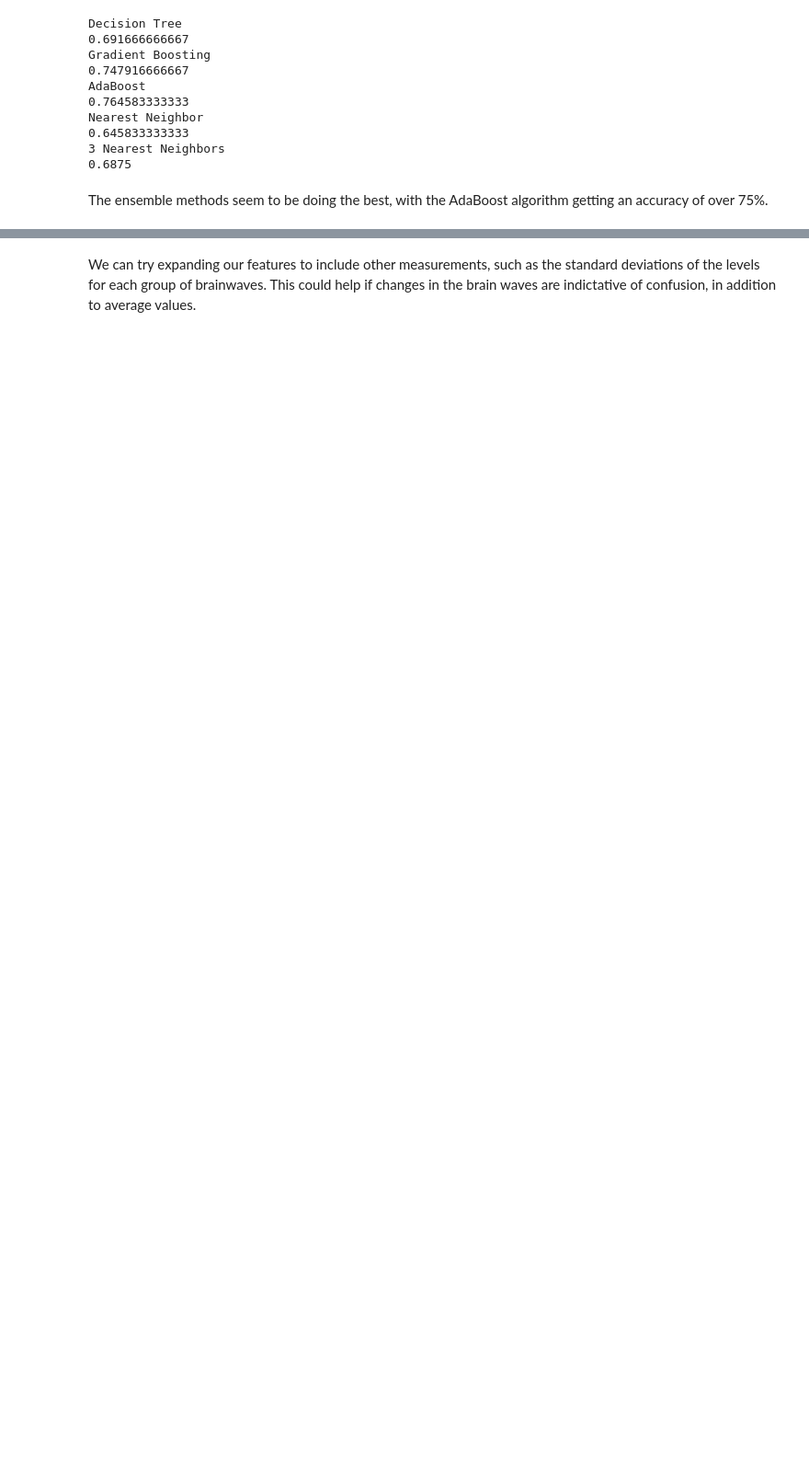
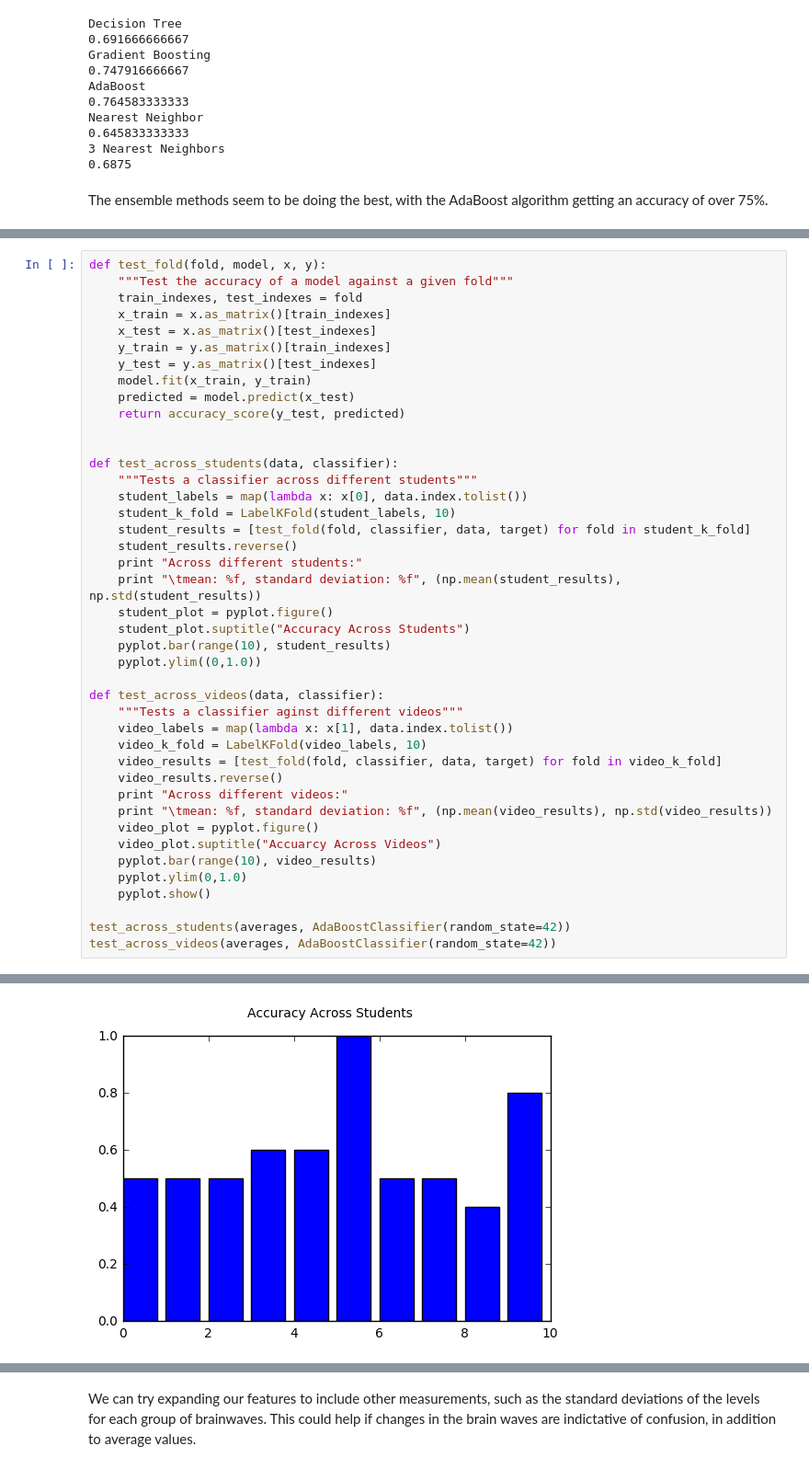
Before and after one commit to nwbvt/udacity-confusion, a Jupyter notebook: Confusion.ipynb, the cells around one changed output, grey strips where cells are left out. Shown: that part at 92% size. Saved outputs shown, nothing was run; the diff lists cells and outputs as text; blank space fills up the shorter version.

Commit message:
More work on different data combinations

```diff
--- a/Confusion.ipynb
+++ b/Confusion.ipynb
@@ -129,0 +155,43 @@ The ensemble methods seem to be doing the best, with the AdaBoost algorithm gett
+# %%
+def test_fold(fold, model, x, y):
+    """Test the accuracy of a model against a given fold"""
+    train_indexes, test_indexes = fold
+    x_train = x.as_matrix()[train_indexes]
+    x_test = x.as_matrix()[test_indexes]
+    y_train = y.as_matrix()[train_indexes]
+    y_test = y.as_matrix()[test_indexes]
+    model.fit(x_train, y_train)
+    predicted = model.predict(x_test)
+    return accuracy_score(y_test, predicted)
+
+
+def test_across_students(data, classifier):
+    """Tests a classifier across different students"""
+    student_labels = map(lambda x: x[0], data.index.tolist())
+    student_k_fold = LabelKFold(student_labels, 10)
+    student_results = [test_fold(fold, classifier, data, target) for fold in student_k_fold]
+    student_results.reverse()
+    print "Across different students:"
+    print "\tmean: %f, standard deviation: %f", (np.mean(student_results), np.std(student_results))
+    student_plot = pyplot.figure()
+    student_plot.suptitle("Accuracy Across Students")
+    pyplot.bar(range(10), student_results)
+    pyplot.ylim((0,1.0))
+
+def test_across_videos(data, classifier):
+    """Tests a classifier aginst different videos"""
+    video_labels = map(lambda x: x[1], data.index.tolist())
+    video_k_fold = LabelKFold(video_labels, 10)
+    video_results = [test_fold(fold, classifier, data, target) for fold in video_k_fold]
+    video_results.reverse()
+    print "Across different videos:"
+    print "\tmean: %f, standard deviation: %f", (np.mean(video_results), np.std(video_results))
+    video_plot = pyplot.figure()
+    video_plot.suptitle("Accuarcy Across Videos")
+    pyplot.bar(range(10), video_results)
+    pyplot.ylim(0,1.0)
+    pyplot.show()
+
+test_across_students(averages, AdaBoostClassifier(random_state=42))
+test_across_videos(averages, AdaBoostClassifier(random_state=42))
+# %% [output]
@@ -129,0 +202 @@ The ensemble methods seem to be doing the best, with the AdaBoost algorithm gett
+[figure, added]
```
Also changed, not shown: parts of 36 cells of this notebook.
